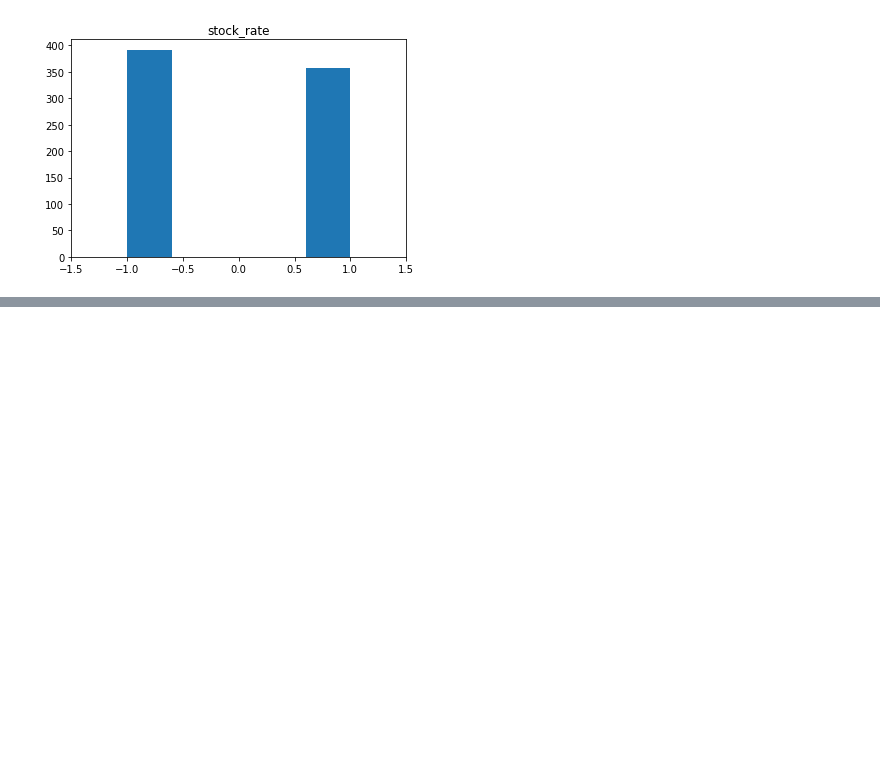
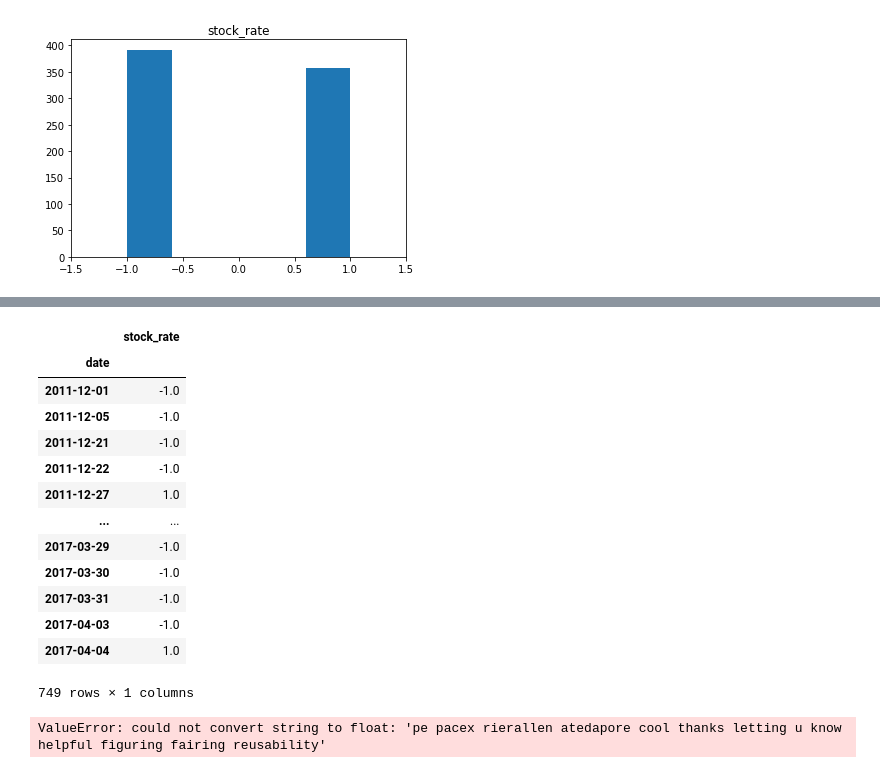
Before and after one commit to MalikHammadAhmed/Project, a Jupyter notebook: code.ipynb, the cells around one changed output, grey strips where cells are left out. Cells and saved outputs as stored; diff of their text form; code cells hidden in the pictures; blank space fills up the shorter version.

```diff
--- a/code.ipynb
+++ b/code.ipynb
@@ -830,0 +884,17 @@ plt.xlim(-1.5,1.5)
+# %%
+y
+# %% [output]
+|  | stock_rate |
+| date |  |
+| 2011-12-01 | -1.0 |
+| 2011-12-05 | -1.0 |
+| 2011-12-21 | -1.0 |
+| 2011-12-22 | -1.0 |
+| 2011-12-27 | 1.0 |
+| ... | ... |
+| 2017-03-29 | -1.0 |
+| 2017-03-30 | -1.0 |
+| 2017-03-31 | -1.0 |
+| 2017-04-03 | -1.0 |
+| 2017-04-04 | 1.0 |
+749 rows × 1 columns
@@ -830,0 +903,6 @@ plt.xlim(-1.5,1.5)
+# %%
+from sklearn.svm import SVC
+svc_classifier = SVC(kernel = "linear")
+svc_classifier.fit(x_train, y_train)
+# %% [output]
+ValueError: could not convert string to float: 'pe pacex rierallen atedapore cool thanks letting u know helpful figuring fairing reusability'
```
Also changed, not shown: parts of 19 cells of this notebook.
